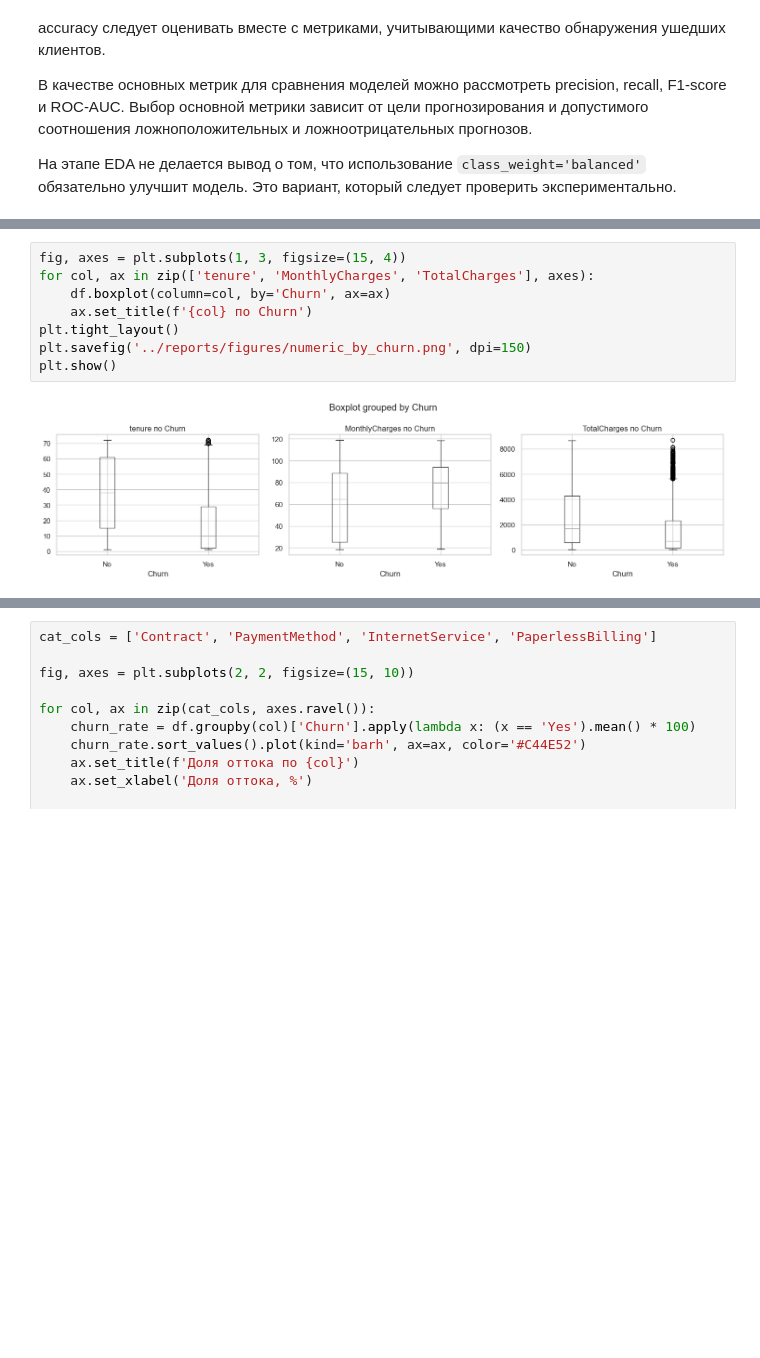
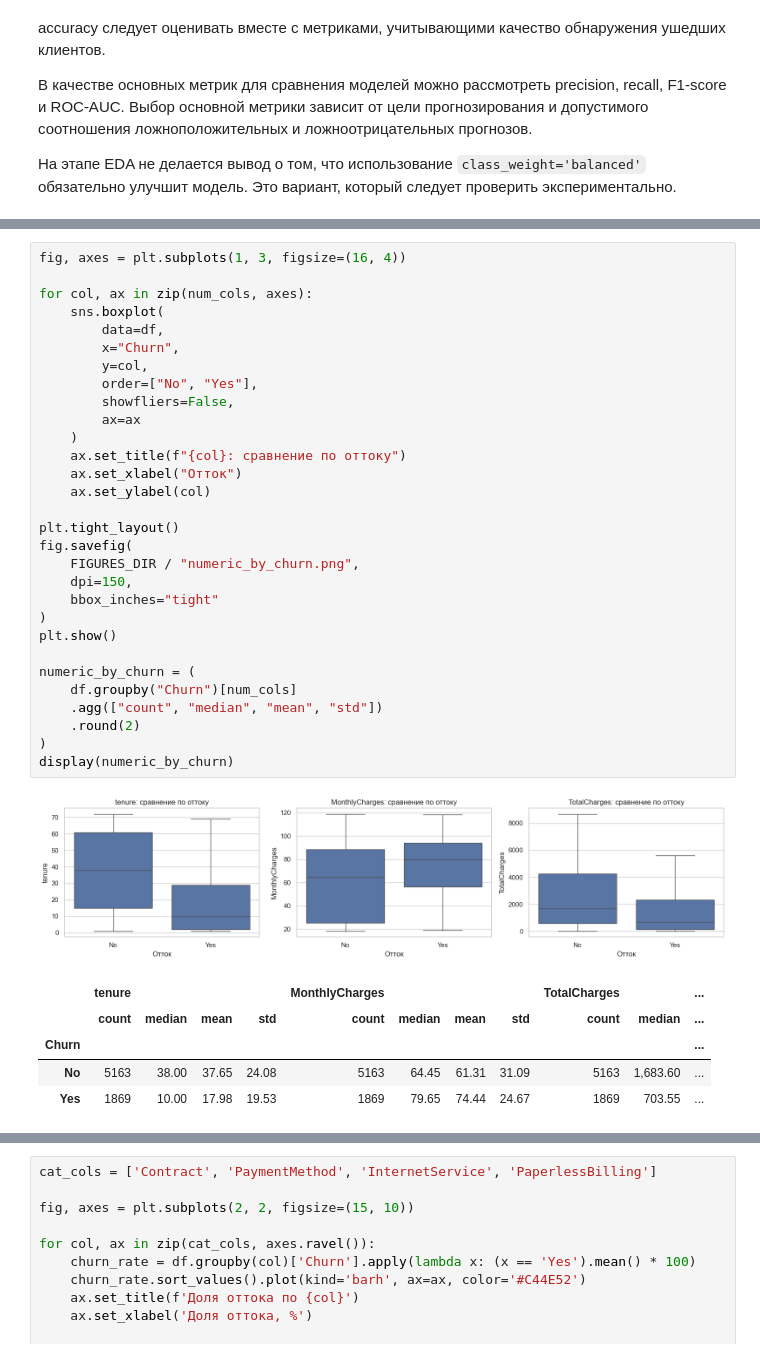
Before and after one commit to sober-ofc-not/churn-prediction, a Jupyter notebook: notebooks/01eda.ipynb, the cells around one changed output, grey strips where cells are left out. Drawn from its saved outputs; the diff is of its cells as text; blank space fills up the shorter version.

```diff
--- a/notebooks/01eda.ipynb
+++ b/notebooks/01eda.ipynb
@@ -241,11 +271,38 @@ plt.show()
 # %%
-fig, axes = plt.subplots(1, 3, figsize=(15, 4))
-for col, ax in zip(['tenure', 'MonthlyCharges', 'TotalCharges'], axes):
-    df.boxplot(column=col, by='Churn', ax=ax)
-    ax.set_title(f'{col} по Churn')
+fig, axes = plt.subplots(1, 3, figsize=(16, 4))
+
+for col, ax in zip(num_cols, axes):
+    sns.boxplot(
+        data=df,
+        x="Churn",
+        y=col,
+        order=["No", "Yes"],
+        showfliers=False,
+        ax=ax
+    )
+    ax.set_title(f"{col}: сравнение по оттоку")
+    ax.set_xlabel("Отток")
+    ax.set_ylabel(col)
+
 plt.tight_layout()
-plt.savefig('../reports/figures/numeric_by_churn.png', dpi=150)
+fig.savefig(
+    FIGURES_DIR / "numeric_by_churn.png",
+    dpi=150,
+    bbox_inches="tight"
+)
 plt.show()
+
+numeric_by_churn = (
+    df.groupby("Churn")[num_cols]
+    .agg(["count", "median", "mean", "std"])
+    .round(2)
+)
+display(numeric_by_churn)
 # %% [output]
-[figure, old version]
+[figure, new version]
+|  | tenure |  |  |  | MonthlyCharges |  |  |  | TotalCharges |  | ... |
+|  | count | median | mean | std | count | median | mean | std | count | median | ... |
+| Churn |  |  |  |  |  |  |  |  |  |  | ... |
+| No | 5163 | 38.00 | 37.65 | 24.08 | 5163 | 64.45 | 61.31 | 31.09 | 5163 | 1,683.60 | ... |
+| Yes | 1869 | 10.00 | 17.98 | 19.53 | 1869 | 79.65 | 74.44 | 24.67 | 1869 | 703.55 | ... |
 # %% [markdown]
```
Also changed, not shown: parts of 5 cells of this notebook, 2 other files.
